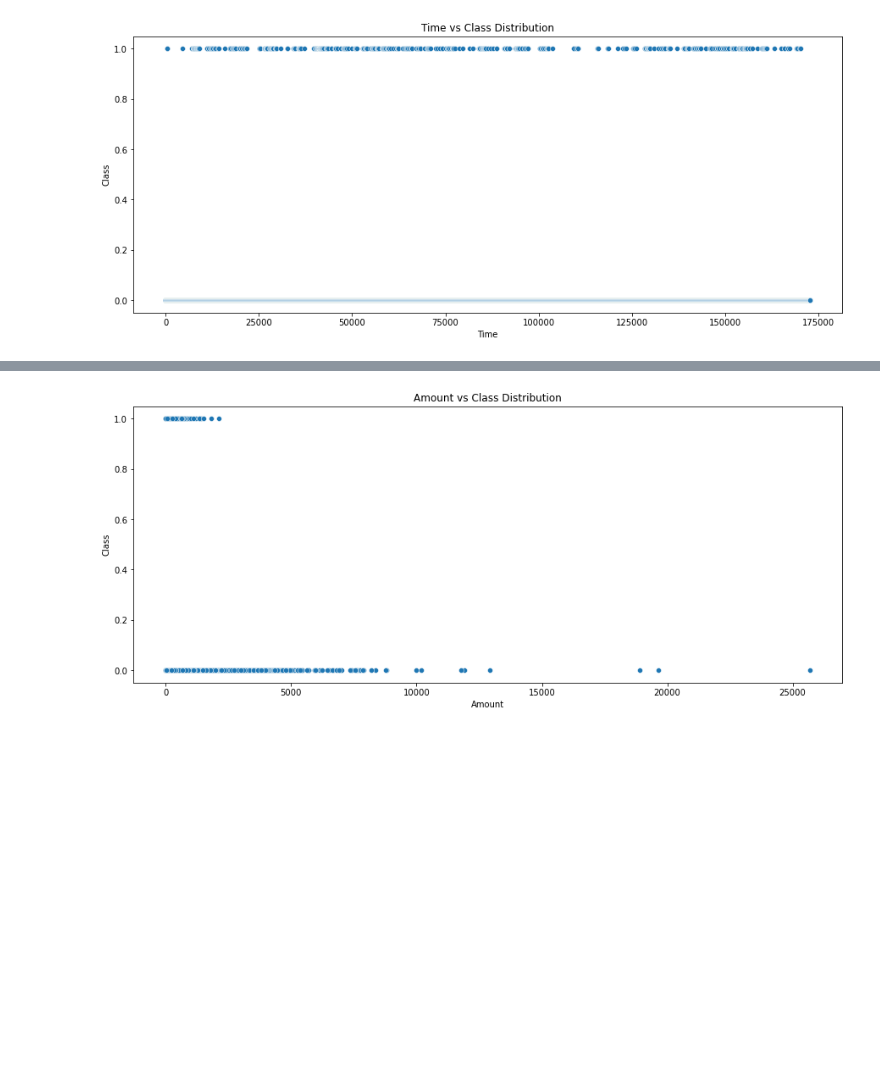
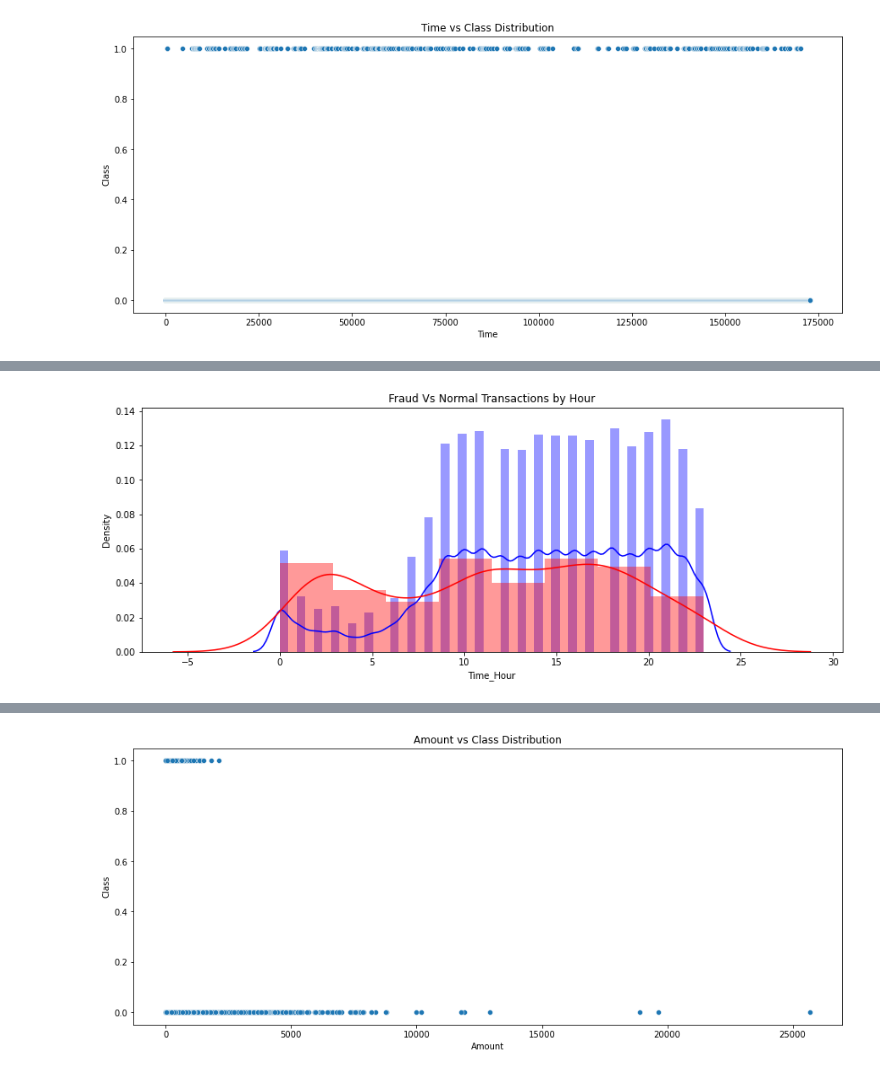
Before and after one commit to RahulAgre/CC_FraudDetection_Capstone, a Jupyter notebook: Credit_card_fraud_detection_Starter_code+.ipynb, the cells around one changed output, grey strips where cells are left out. Cells and saved outputs as stored; diff of their text form; code cells hidden in the pictures; blank space fills up the shorter version.

```diff
--- a/Credit_card_fraud_detection_Starter_code+.ipynb
+++ b/Credit_card_fraud_detection_Starter_code+.ipynb
@@ -92,0 +111,9 @@ plt.show()
+# %%
+#The fraud Vs normal transaction by hour
+plt.figure(figsize=(14,5))
+sns.distplot(df[df['Class'] == 0]["Time_Hour"], color='blue')
+sns.distplot(df[df['Class'] == 1]["Time_Hour"], color='red')
+plt.title('Fraud Vs Normal Transactions by Hour')
+plt.show()
+# %% [output]
+[figure, added]
```
Also changed, not shown: parts of 13 cells of this notebook.
